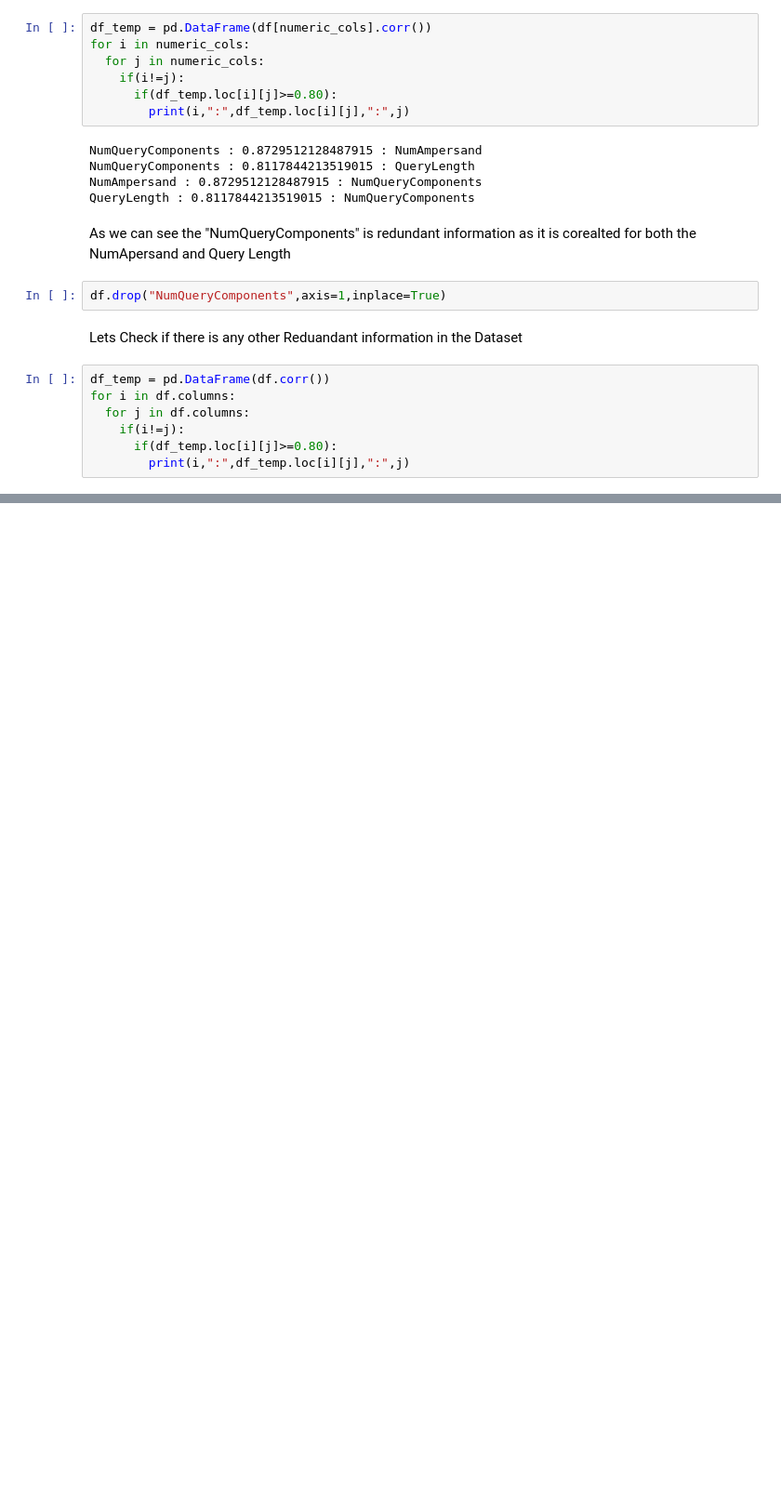
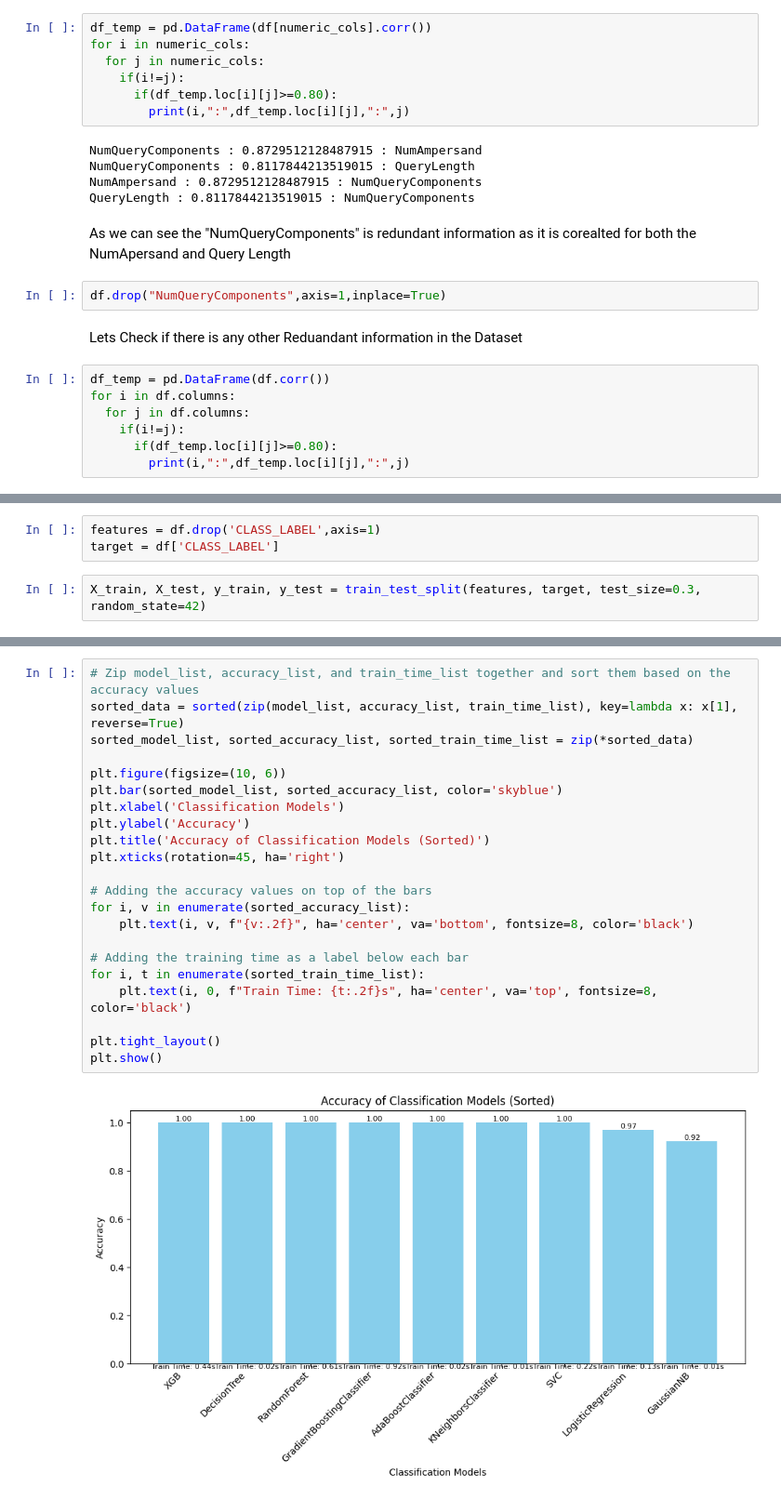
Before and after one commit to koushik2299/Phising-attack-detection, a Jupyter notebook: Phising_attacks.ipynb, the cells around one changed output, grey strips where cells are left out. Shown: that part at 93% size. Saved outputs shown, nothing was run; the diff lists cells and outputs as text; blank space fills up the shorter version.

Commit message:
Updated Modelling

```diff
--- a/Phising_attacks.ipynb
+++ b/Phising_attacks.ipynb
@@ -316,0 +350,5 @@ for i in df.columns:
+# %%
+features = df.drop('CLASS_LABEL',axis=1)
+target = df['CLASS_LABEL']
+# %%
+X_train, X_test, y_train, y_test = train_test_split(features, target, test_size=0.3, random_state=42)
@@ -316,0 +433,24 @@ for i in df.columns:
+# %%
+# Zip model_list, accuracy_list, and train_time_list together and sort them based on the accuracy values
+sorted_data = sorted(zip(model_list, accuracy_list, train_time_list), key=lambda x: x[1], reverse=True)
+sorted_model_list, sorted_accuracy_list, sorted_train_time_list = zip(*sorted_data)
+
+plt.figure(figsize=(10, 6))
+plt.bar(sorted_model_list, sorted_accuracy_list, color='skyblue')
+plt.xlabel('Classification Models')
+plt.ylabel('Accuracy')
+plt.title('Accuracy of Classification Models (Sorted)')
+plt.xticks(rotation=45, ha='right')
+
+# Adding the accuracy values on top of the bars
+for i, v in enumerate(sorted_accuracy_list):
+    plt.text(i, v, f"{v:.2f}", ha='center', va='bottom', fontsize=8, color='black')
+
+# Adding the training time as a label below each bar
+for i, t in enumerate(sorted_train_time_list):
+    plt.text(i, 0, f"Train Time: {t:.2f}s", ha='center', va='top', fontsize=8, color='black')
+
+plt.tight_layout()
+plt.show()
+# %% [output]
+[figure, added]
```
Also changed, not shown: parts of 5 cells of this notebook.
